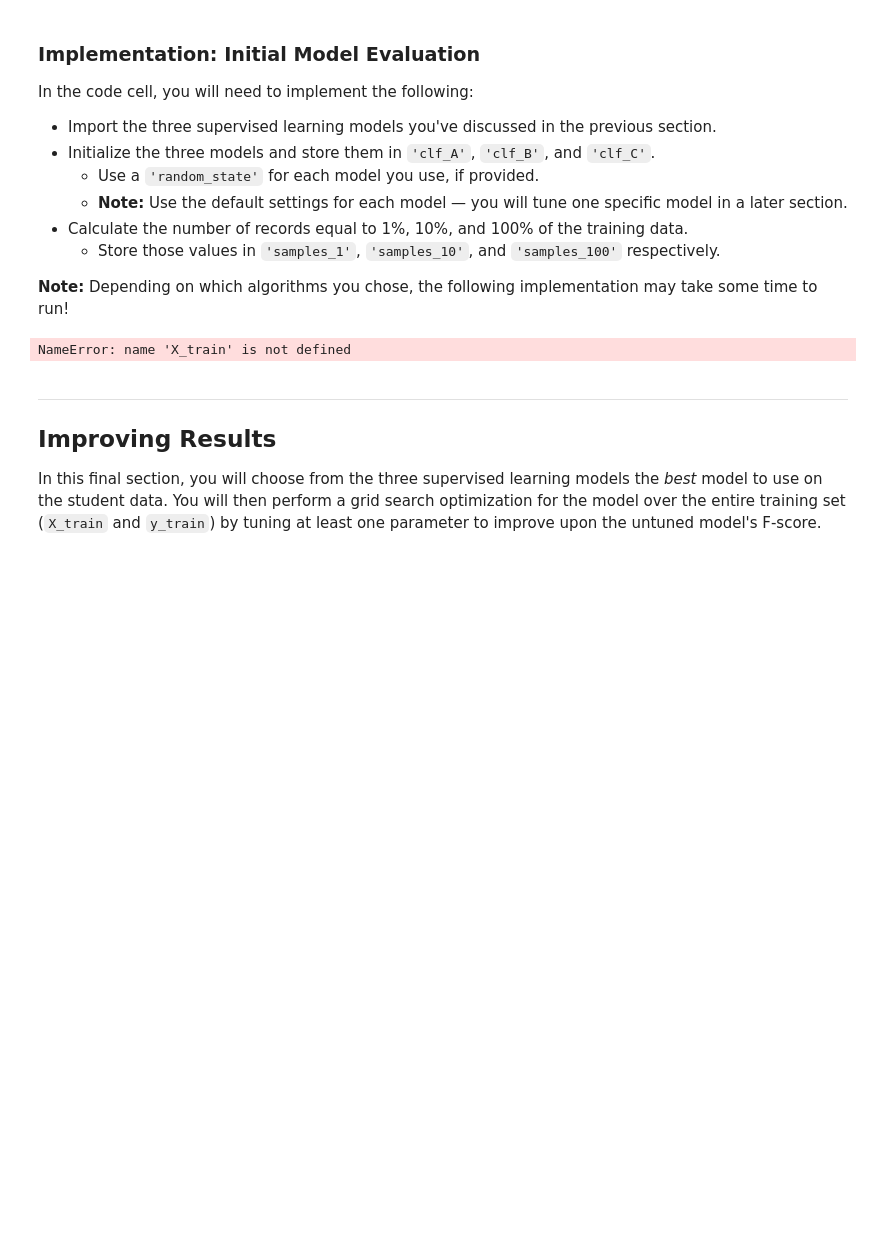
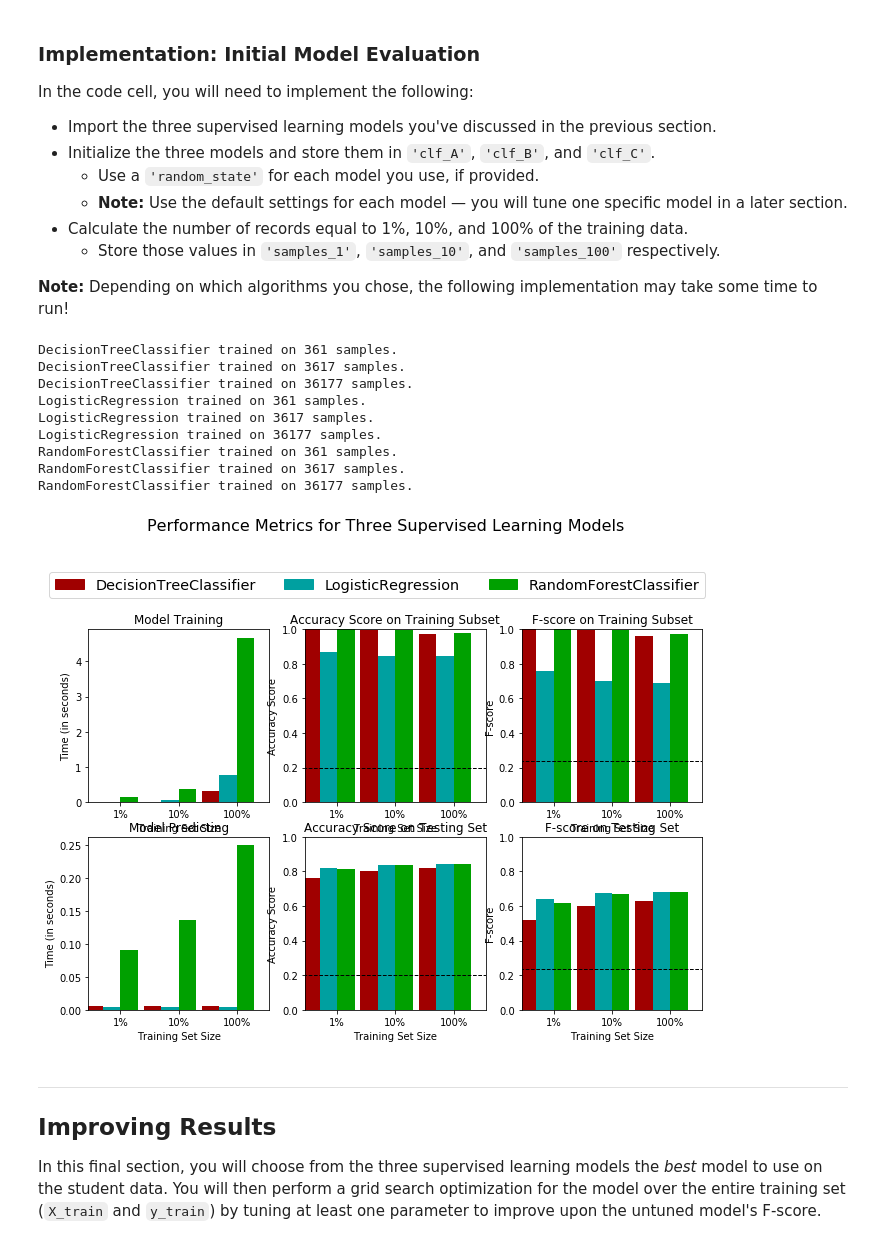
Before and after one commit to hamjahb/Charity_Machine_Learning, a Jupyter notebook: finding_donors.ipynb, the cells around one changed output. Cells and saved outputs as stored; diff of their text form; code cells hidden in the pictures; blank space fills up the shorter version.

Commit message:
added inital models evaluation

```diff
--- a/finding_donors.ipynb
+++ b/finding_donors.ipynb
@@ -333,7 +333,7 @@ def train_predict(learner, sample_size, X_train, y_train, X_test, y_test):
 
     # TODO: Fit the learner to the training data using slicing with 'sample_size' using .fit(training_features[:], training_labels[:])
     start = time() # Get start time
-    learner = fit(X_train[:sample_size], y_train[:sample_size])
+    learner = learner.fit(X_train[:sample_size], y_train[:sample_size])
     end = time() # Get end time
 
     # TODO: Calculate the training time
@@ -350,7 +350,7 @@ def train_predict(learner, sample_size, X_train, y_train, X_test, y_test):
     results['pred_time'] = end - start
 
     # TODO: Compute accuracy on the first 300 training samples which is y_train[:300]
-    results['acc_train'] = accuracy_score(y_test, predictions_train)
+    results['acc_train'] = accuracy_score(y_train[:300], predictions_train)
 
     # TODO: Compute accuracy on test set using accuracy_score()
     results['acc_test'] = accuracy_score(y_test, predictions_test)
@@ -379,33 +379,45 @@ In the code cell, you will need to implement the following:
 **Note:** Depending on which algorithms you chose, the following implementation may take some time to run!
 # %%
 # TODO: Import the three supervised learning models from sklearn
+from sklearn.tree import DecisionTreeClassifier
+from sklearn.linear_model import LogisticRegression
+from sklearn.ensemble import RandomForestClassifier
 
 # TODO: Initialize the three models
-clf_A = None
-clf_B = None
-clf_C = None
+clf_A = DecisionTreeClassifier()
+clf_B = LogisticRegression(random_state=42)
+clf_C = RandomForestClassifier(random_state=42)
 
 # TODO: Calculate the number of samples for 1%, 10%, and 100% of the training data
 # HINT: samples_100 is the entire training set i.e. len(y_train)
 # HINT: samples_10 is 10% of samples_100 (ensure to set the count of the values to be `int` and not `float`)
 # HINT: samples_1 is 1% of samples_100 (ensure to set the count of the values to be `int` and not `float`)
-samples_100 = None
-samples_10 = None
-samples_1 = None
+samples_100 = len(y_train)
+samples_10 = int(samples_100 * 0.1)
+samples_1 = int(samples_100 * 0.01)
 
 # Collect results on the learners
 results = {}
 for clf in [clf_A, clf_B, clf_C]:
     clf_name = clf.__class__.__name__
     results[clf_name] = {}
     for i, samples in enumerate([samples_1, samples_10, samples_100]):
         results[clf_name][i] = \
         train_predict(clf, samples, X_train, y_train, X_test, y_test)
 
 # Run metrics visualization for the three supervised learning models chosen
 vs.evaluate(results, accuracy, fscore)
 # %% [output]
-NameError: name 'X_train' is not defined
+DecisionTreeClassifier trained on 361 samples.
+DecisionTreeClassifier trained on 3617 samples.
+DecisionTreeClassifier trained on 36177 samples.
+LogisticRegression trained on 361 samples.
+LogisticRegression trained on 3617 samples.
+LogisticRegression trained on 36177 samples.
+RandomForestClassifier trained on 361 samples.
+RandomForestClassifier trained on 3617 samples.
+RandomForestClassifier trained on 36177 samples.
+[figure, added]
 # %% [markdown]
 ----
 ## Improving Results
```
